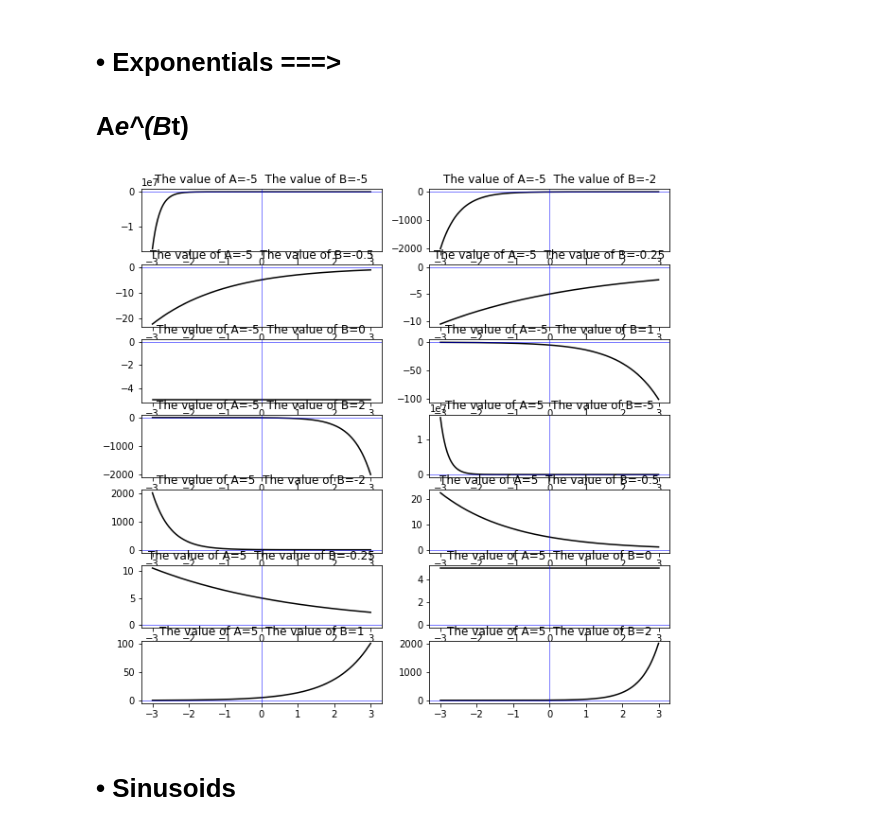
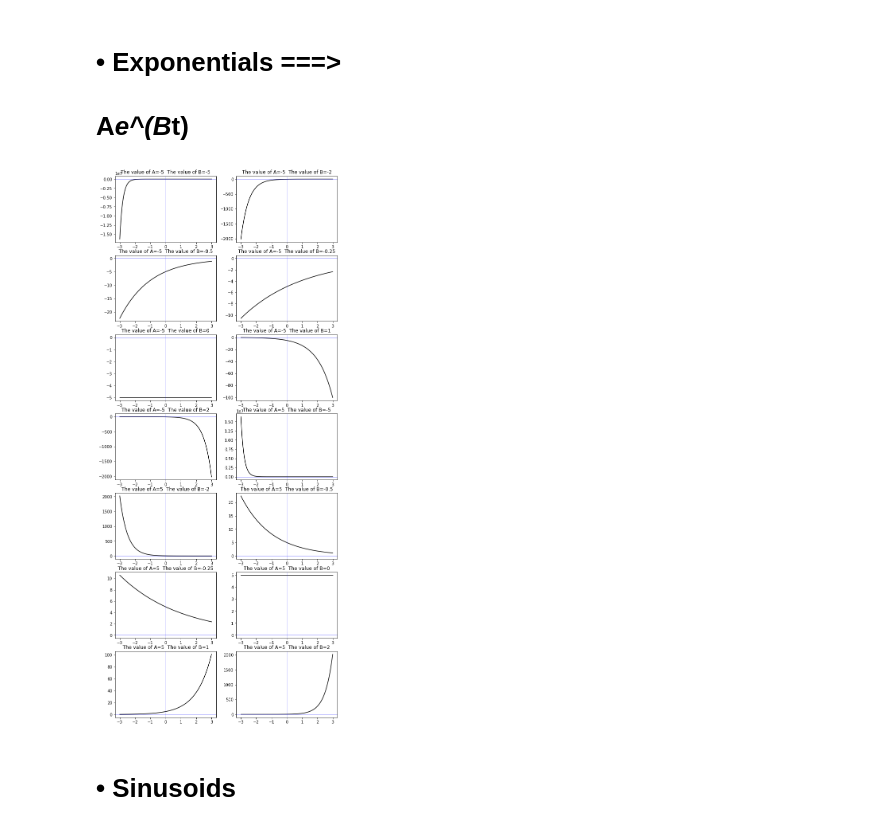
Before and after one commit to snehilsanyal/EE521, a Jupyter notebook: Assignment1/Yogesh_204102319/Assignment1.ipynb, the cells around one changed output. Saved outputs shown, nothing was run; the diff lists cells and outputs as text; code cells hidden in the pictures.

```diff
--- a/Assignment1/Yogesh_204102319/Assignment1.ipynb
+++ b/Assignment1/Yogesh_204102319/Assignment1.ipynb
@@ -183,25 +183,25 @@ Text(6, 0, '$t$')
 # %%
 #Plotting the A*e^(B*t)
 t = np.linspace(-3,3,1000)
 A= [-5,5]
 B = [-5,-2,-0.5,-0.25,0,1,2]
 x=1
-fig = plt.figure(figsize=(10,10))
+fig = plt.figure(figsize=(10,25))
 for i in range(len(A)):
     for j in range(len(B)):
         x_t= A[i] * np.exp(B[j]*t)
         plt.subplot(7, 2, x)
         x = x+1
         a=A[i]
         b=B[j]
         title = "The value of A="+str(a)+'  The value of B='+str(b)
         plt.title(title)
         plt.plot(t,x_t,color='black')
         plt.axhline(0,color='b',linewidth = 0.5)
         plt.axvline(0,color='b',linewidth = 0.5)
         #plt.axis("off")
 # %% [output]
-[figure, old version]
+[figure, new version]
 # %% [markdown]
 # • Sinusoids
 # %%
```
Also changed, not shown: parts of 1 cell of this notebook.
